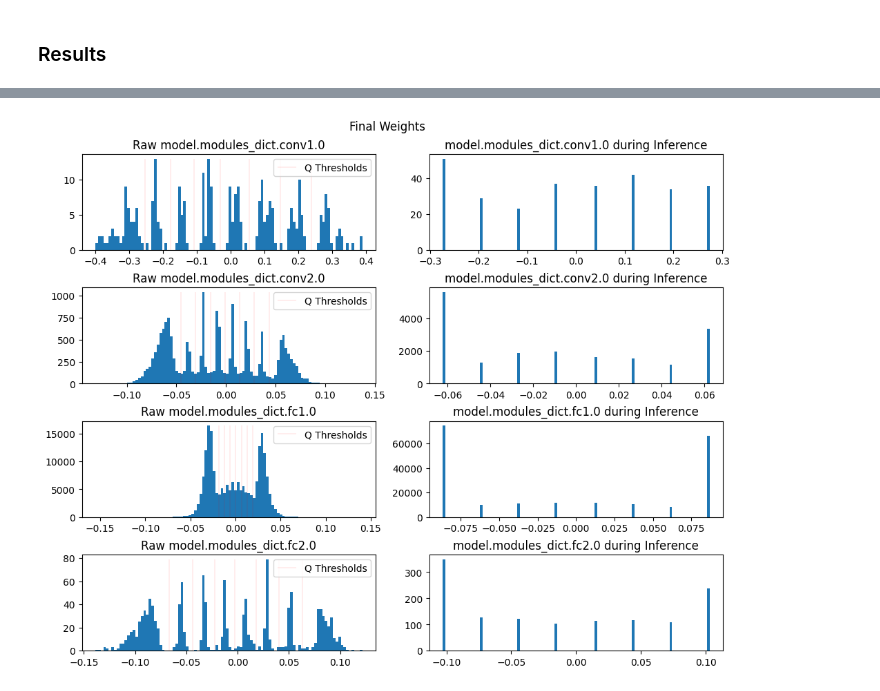
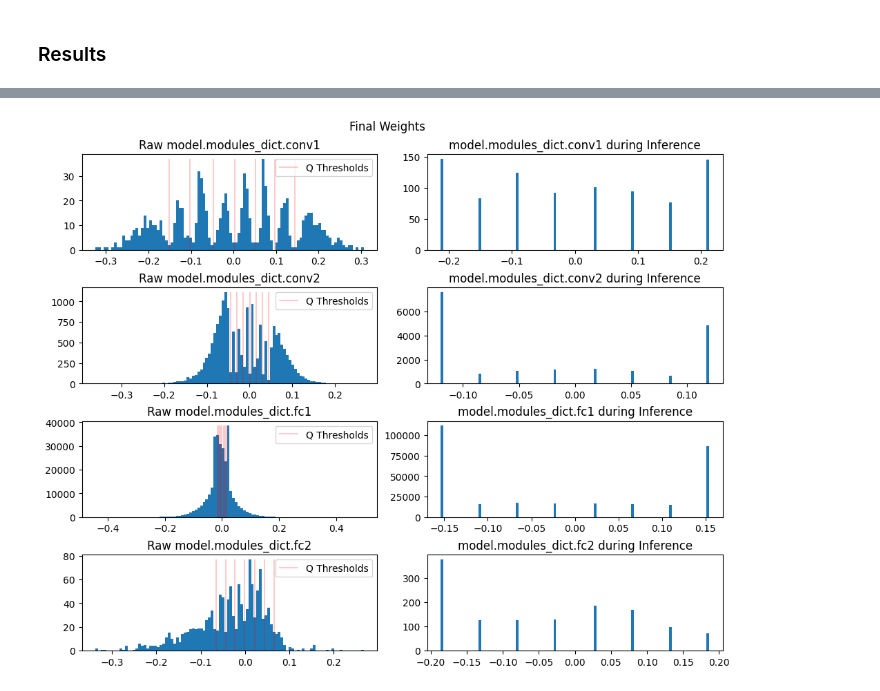
Before and after one commit to GabrielBena/alibabacloud-quantization-networks, a Jupyter notebook: mnist.ipynb, the cells around one changed output, grey strips where cells are left out. Drawn from its saved outputs; the diff is of its cells as text; code cells hidden in the pictures.

Commit message:
quantize any models

```diff
--- a/mnist.ipynb
+++ b/mnist.ipynb
@@ -114,21 +116,38 @@ test_loader = torch.utils.data.DataLoader(dataset2, **test_kwargs)
 # %%
 n_bits = 3
 
-dropout = 0.2
-original_model = Net(
-    dropout=dropout, n_channels=n_channels[dataset], n_flatten=n_flatten[dataset]
+# model_name = "squeezenet1_1"
+model_name = "custom"
+
+if model_name == "custom":
+
+    n_channels = {
+    "MNIST": 1,
+    "CIFAR": 3,
+        }
+    n_flatten = {"MNIST": 1600, "CIFAR": 2304}
+
+    dropout = 0.25
+    original_model = Net(
+        dropout=dropout, n_channels=n_channels[dataset], n_flatten=n_flatten[dataset]
+    ).to(device)
+
+else:
+    assert hasattr(models, model_name)
+    original_model = getattr(models, model_name)(num_classes=10).to(device)
+
+quantize_activations = False
+q_model = QuantizedModel(
+    original_model, n_bits=n_bits, quantize_activations=quantize_activations
 ).to(device)
 
-quantize_activations = True
-q_model = QuantizedModel(original_model, n_bits=n_bits, quantize_activations=quantize_activations).to(device)
-
 lr = 1e-3
-gamma = 0.95
+gamma = 0.9
 
 q_optimizer = optim.Adam(q_model.parameters(), lr=lr)
 original_optimizer = optim.Adam(original_model.parameters(), lr=lr)
 
-n_epochs = {"MNIST" : 5, "CIFAR" : 20}[dataset]
+n_epochs = {"MNIST": 5, "CIFAR": 20}[dataset]
 
 Ts = np.geomspace(1, 20, n_epochs * len(train_loader) + 1)
 adjust_T = True
@@ -151,7 +170,7 @@ results = {
     },
 }
 # %%
-q_model.set_training(False)
+q_model.set_inference(True)
 data, target = next(iter(train_loader))
 data, target = data.to(device), target.to(device)
 out = q_model(data)
@@ -230,37 +249,37 @@ for i, (axs_layer, (n, m)) in enumerate(
     ax = axs_layer[1]
     ax.hist(weights, bins=100)
     ax.set_title(f"{n} during Inference")
 
     ax = axs_layer[0]
     counts, *_ = ax.hist(
         q_model.original_weights[f"{n}"].cpu().detach().numpy().flatten(),
         bins=100,
     )
     ax.set_title(f"Raw {n}")
     ax.vlines(
         q_model.modules_dict[n]
         .parametrizations.weight[0]
-        .quant.biases.cpu()
+        .biases.cpu()
         .detach()
         .numpy()
         .flatten()
         / q_model.modules_dict[n]
         .parametrizations.weight[0]
-        .quant.beta.cpu()
+        .beta.cpu()
         .data.item(),
         0,
         max(counts),
         color="r",
         label="Q Thresholds",
-        linewidth=0.1,
+        linewidth=0.3,
     )
     ax.legend()
 
 
 fig.suptitle("Final Weights")
 plt.show()
 # %% [output]
-[figure, old version]
+[figure, new version]
 # %%
 if quantize_activations:
 
```
Also changed, not shown: parts of 7 cells of this notebook, 3 other files.
